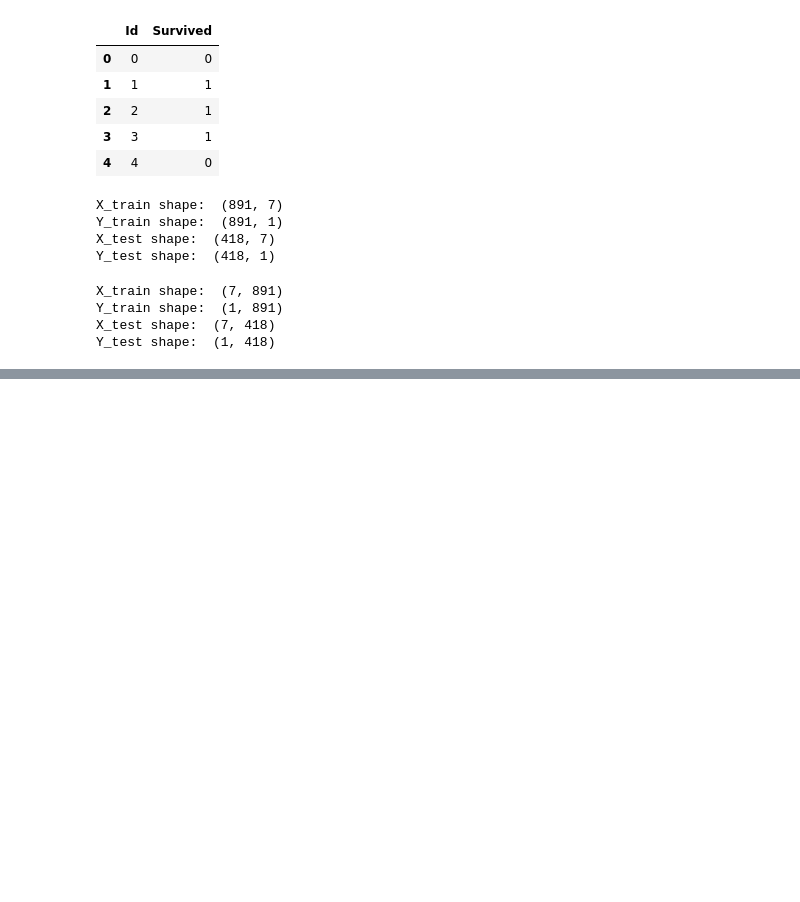
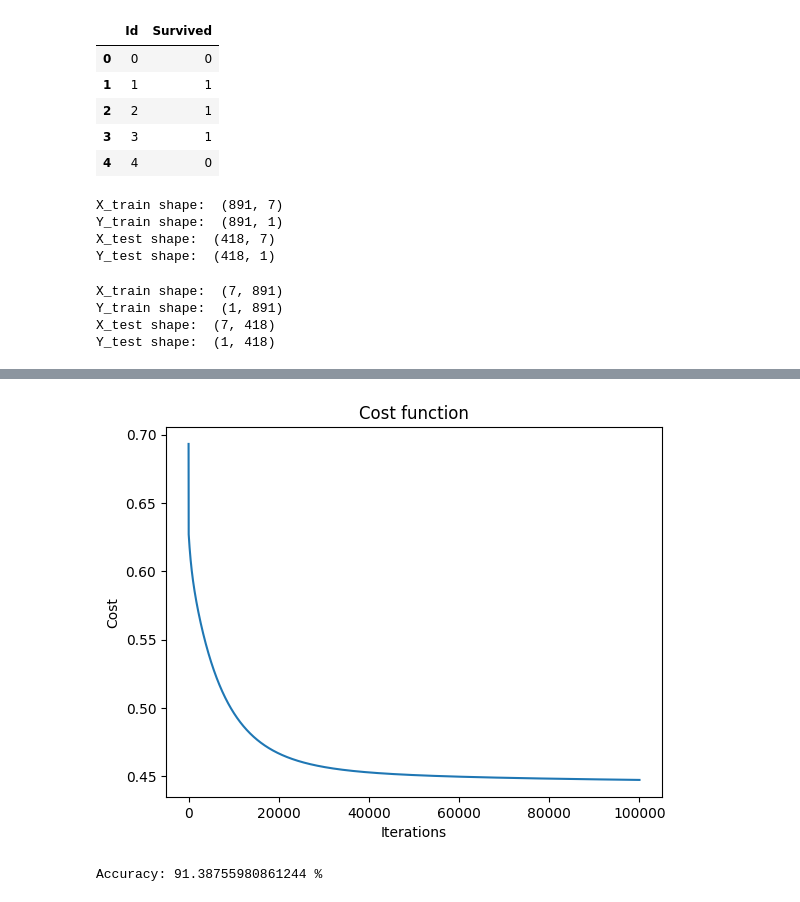
Before and after one commit to IRYNASAVCHUK/study_with_me_deep_learning, a Jupyter notebook: MachineLearning/LogisticRegression/logistic_regression_model.ipynb, the cells around one changed output, grey strips where cells are left out. Drawn from its saved outputs; the diff is of its cells as text; code cells hidden in the pictures; blank space fills up the shorter version.

```diff
--- a/MachineLearning/LogisticRegression/logistic_regression_model.ipynb
+++ b/MachineLearning/LogisticRegression/logistic_regression_model.ipynb
@@ -121,7 +121,7 @@ def model(X_train, Y_train, learning_rate, iterations):
     m = X_train.shape[1] # number of observations
     n = X_train.shape[0] # number of features
 
-    W = np.zeros(n,1)
+    W = np.zeros((n,1))
     B = 0
 
     cost_list = []
@@ -131,15 +131,20 @@ def model(X_train, Y_train, learning_rate, iterations):
         Y_pred = sigmoid(Z)
         cost = cost_function(Y_train, Y_pred)
 
-        dW = (1/m) * np.dot((A - Y_train),X_train.T)
-        dB = (1/m) * np.sum(A - Y_train)
+        dW = (1/m) * np.dot((Y_pred - Y_train),X_train.T)
+        dB = (1/m) * np.sum(Y_pred - Y_train)
 
         W = W - learning_rate*dW.T
         B = B - learning_rate*dB
 
         cost_list.append(cost)
 
-        if i % 10 == 0:
+        if i % 10000 == 0:
             print("Cost after iteration {}: {}".format(i, cost))
 
-    return W, B
+    return W, B, cost_list
+# %%
+iterations = 100000
+learning_rate = 0.0015
+
+weight, bias , cost_list = model(X_train, Y_train, learning_rate, iterations)
@@ -145,0 +162,8 @@ def model(X_train, Y_train, learning_rate, iterations):
+# %%
+plt.plot(np.arange(iterations), cost_list)
+plt.xlabel('Iterations')
+plt.ylabel('Cost')
+plt.title('Cost function')
+plt.show()
+# %% [output]
+[figure, added]
@@ -145,0 +181,4 @@ def model(X_train, Y_train, learning_rate, iterations):
+# %%
+accuracy(X_test, Y_test, weight, bias)
+# %% [output]
+Accuracy: 91.38755980861244 %
```
Also changed, not shown: parts of 2 cells of this notebook.
